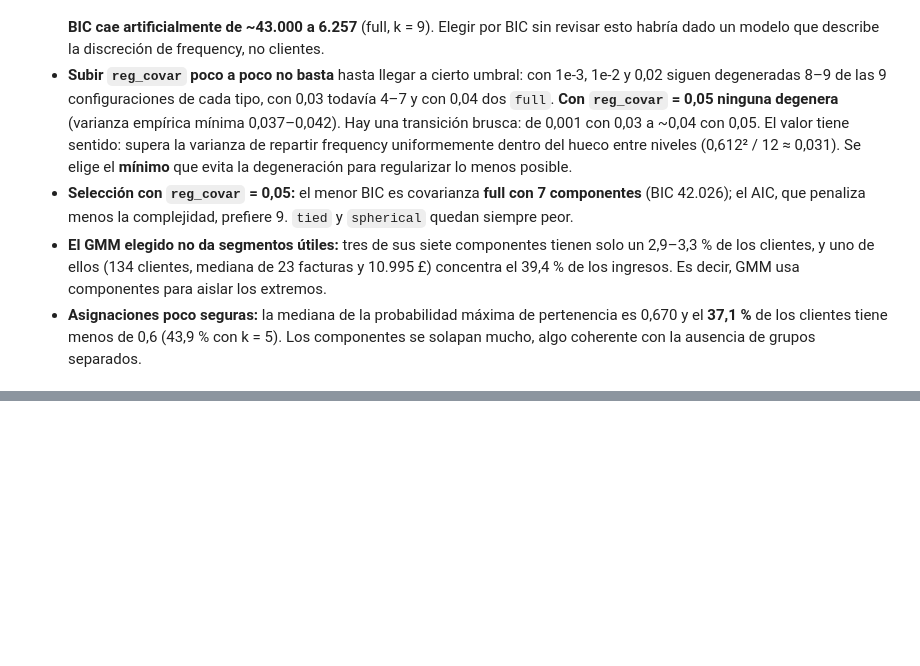
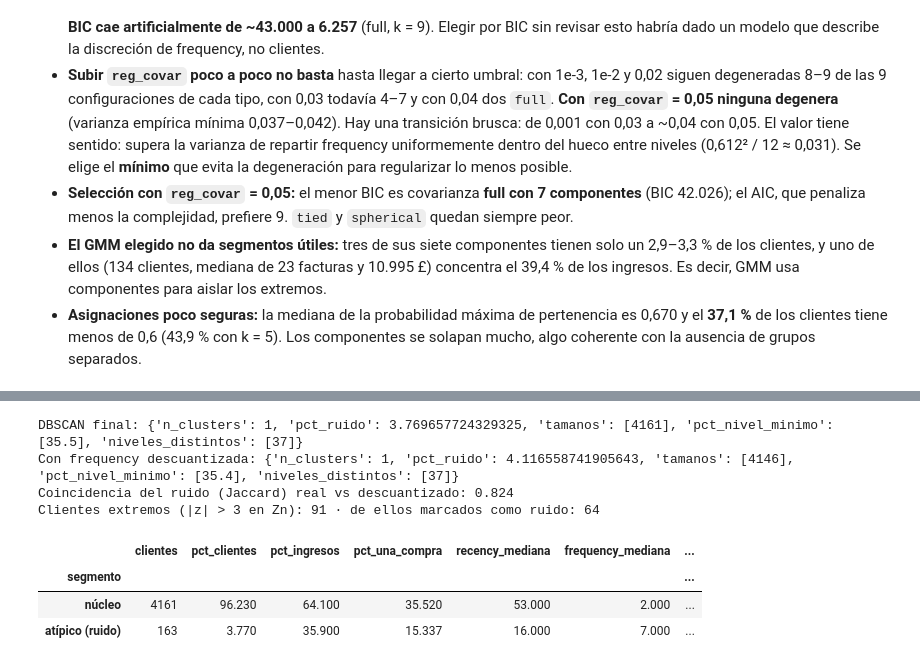
Before and after one commit to Andres766/proeyecto-mineria-de-datos, a Jupyter notebook: notebooks/03_modelado.ipynb, the cells around one changed output, grey strips where cells are left out. Saved outputs shown, nothing was run; the diff lists cells and outputs as text; code cells hidden in the pictures; blank space fills up the shorter version.

```diff
--- a/notebooks/03_modelado.ipynb
+++ b/notebooks/03_modelado.ipynb
@@ -434,0 +496,20 @@ GMM k = 5: mediana de la probabilidad máxima = 0.639 · clientes con probabilid
+# %%
+etiq_dbscan = ajustar_dbscan(Zn, EPS, MIN_SAMPLES)
+etiq_dbscan_desc = ajustar_dbscan(Zn_desc, EPS, MIN_SAMPLES)
+print("DBSCAN final:", resumen_densidad(etiq_dbscan, F))
+print("Con frequency descuantizada:", resumen_densidad(etiq_dbscan_desc, F))
+ruido, ruido_desc = etiq_dbscan == -1, etiq_dbscan_desc == -1
+print(f"Coincidencia del ruido (Jaccard) real vs descuantizado: {(ruido & ruido_desc).sum() / (ruido | ruido_desc).sum():.3f}")
+
+extremo = (np.abs(Zn) > 3).any(axis=1)
+print(f"Clientes extremos (|z| > 3 en Zn): {extremo.sum()} · de ellos marcados como ruido: {(extremo & ruido).sum()}")
+resumen_segmentos(clientes, np.where(ruido, "atípico (ruido)", "núcleo"))
+# %% [output]
+DBSCAN final: {'n_clusters': 1, 'pct_ruido': 3.769657724329325, 'tamanos': [4161], 'pct_nivel_minimo': [35.5], 'niveles_distintos': [37]}
+Con frequency descuantizada: {'n_clusters': 1, 'pct_ruido': 4.116558741905643, 'tamanos': [4146], 'pct_nivel_minimo': [35.4], 'niveles_distintos': [37]}
+Coincidencia del ruido (Jaccard) real vs descuantizado: 0.824
+Clientes extremos (|z| > 3 en Zn): 91 · de ellos marcados como ruido: 64
+|  | clientes | pct_clientes | pct_ingresos | pct_una_compra | recency_mediana | frequency_mediana | ... |
+| segmento |  |  |  |  |  |  | ... |
+| núcleo | 4161 | 96.230 | 64.100 | 35.520 | 53.000 | 2.000 | ... |
+| atípico (ruido) | 163 | 3.770 | 35.900 | 15.337 | 16.000 | 7.000 | ... |
```
Also changed, not shown: parts of 10 cells of this notebook.
